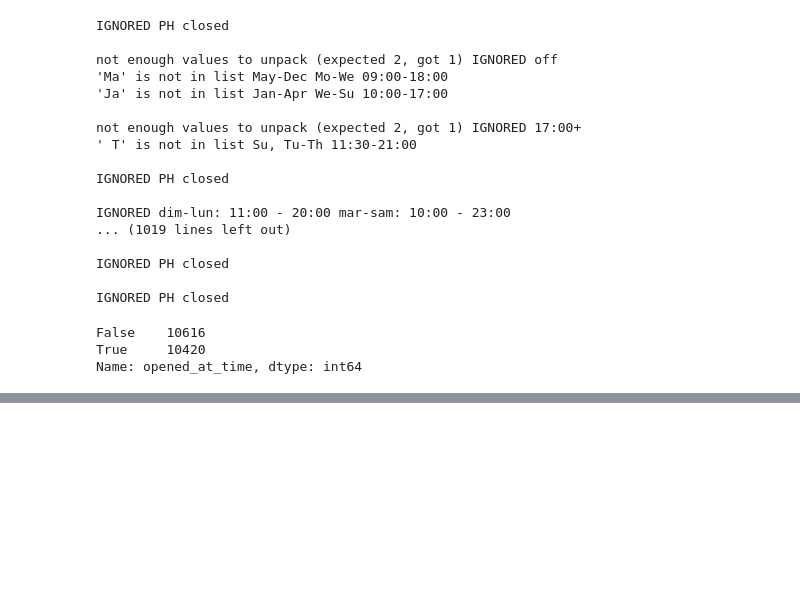
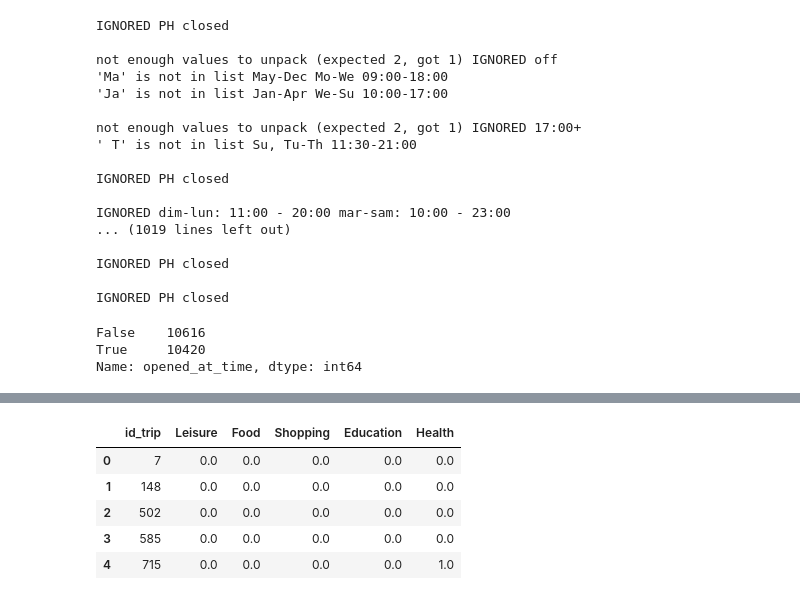
Before and after one commit to Thomasjkeel/Trip_Purpose_Classification, a Jupyter notebook: Notebooks/analysis/opening_hour_analysis.ipynb, the cells around one changed output, grey strips where cells are left out. Drawn from its saved outputs; the diff is of its cells as text; code cells hidden in the pictures; blank space fills up the shorter version.

```diff
--- a/Notebooks/analysis/opening_hour_analysis.ipynb
+++ b/Notebooks/analysis/opening_hour_analysis.ipynb
@@ -411,0 +392,23 @@ row_col
+# %%
+def categorise_amenities(value):
+    """
+        order is Leisure, Food, Shopping, Education, Health
+    """
+    all_cats = []
+    for cat in all_amenities.keys():
+        if value in all_amenities[cat]:
+            all_cats.append(1)
+        else:
+            all_cats.append(0)
+
+    return all_cats
+
+
+def calc_proportion(row):
+    num_rows = len(row)
+    total_vals = 0
+    for ind in row.index:
+        if JOINED_DATA_WITH_AMENTIES.iloc[ind]['opened_at_time']:
+            total_vals += row[ind]
+    ## calculate proportion
+    return total_vals / num_rows
@@ -411,0 +427,9 @@ row_col
+# %%
+opening_time_data.head()
+# %% [output]
+|  | id_trip | Leisure | Food | Shopping | Education | Health |
+| 0 | 7 | 0.0 | 0.0 | 0.0 | 0.0 | 0.0 |
+| 1 | 148 | 0.0 | 0.0 | 0.0 | 0.0 | 0.0 |
+| 2 | 502 | 0.0 | 0.0 | 0.0 | 0.0 | 0.0 |
+| 3 | 585 | 0.0 | 0.0 | 0.0 | 0.0 | 0.0 |
+| 4 | 715 | 0.0 | 0.0 | 0.0 | 0.0 | 1.0 |
```
Also changed, not shown: parts of 15 cells of this notebook, 12 other files.
